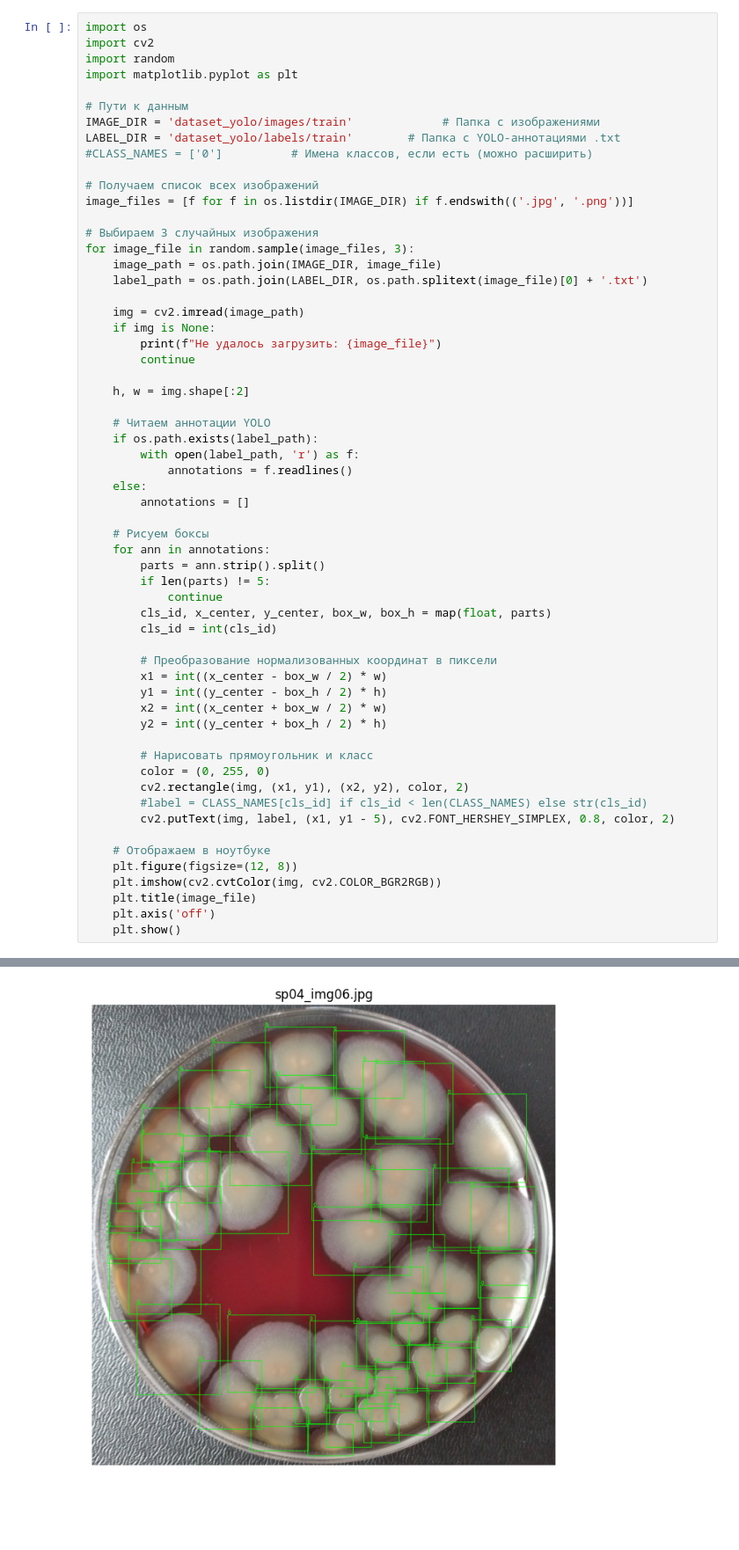
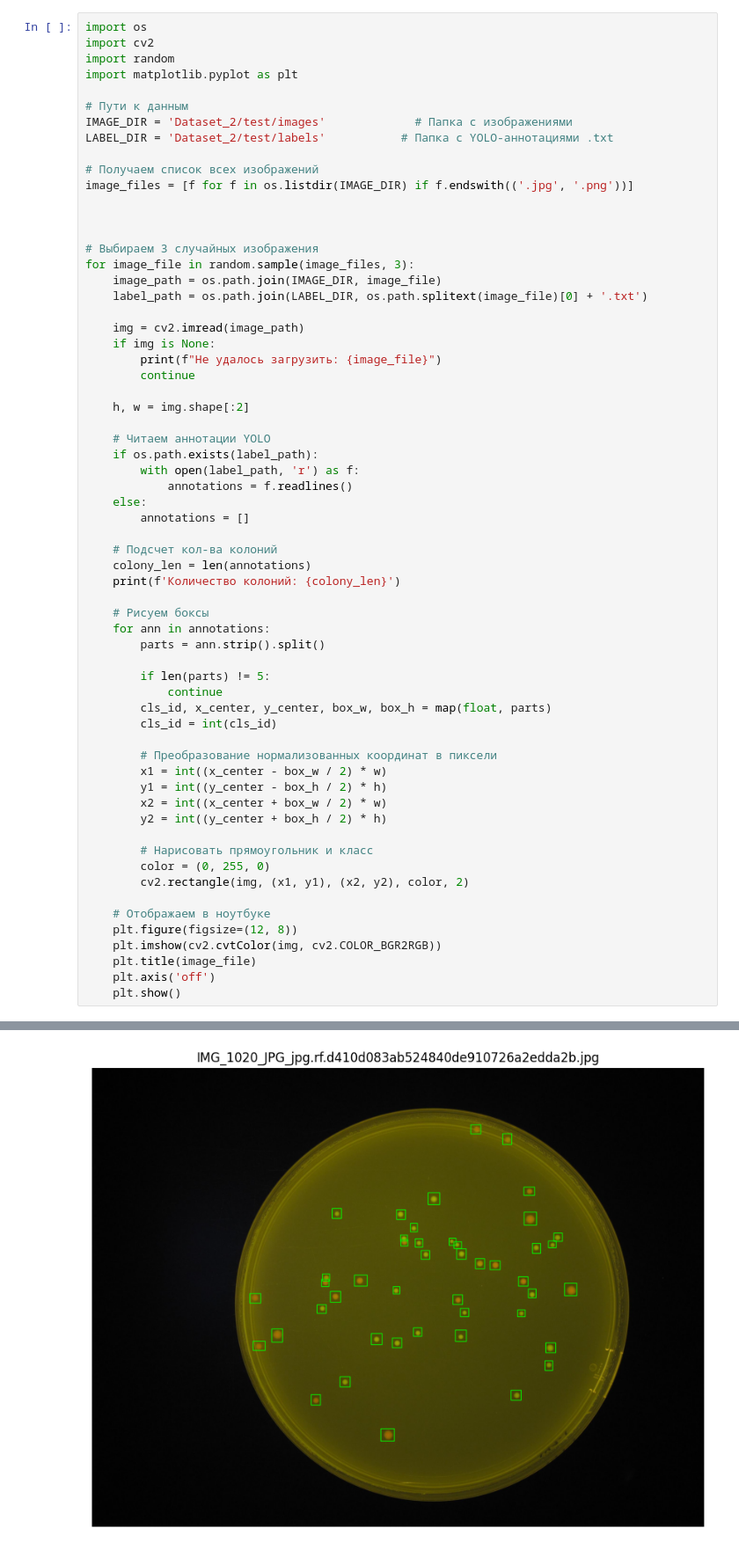
Before and after one commit to maximdubrovskiy/CFU_counter_project, a Jupyter notebook: 1_preview_data.ipynb, the cells around one changed output, grey strips where cells are left out. Shown at 88% size. Saved outputs shown, nothing was run; the diff lists cells and outputs as text; blank space fills up the shorter version.

```diff
--- a/1_preview_data.ipynb
+++ b/1_preview_data.ipynb
@@ -5,12 +5,13 @@ import random
 import matplotlib.pyplot as plt
 
 # Пути к данным
-IMAGE_DIR = 'dataset_yolo/images/train'             # Папка с изображениями
-LABEL_DIR = 'dataset_yolo/labels/train'        # Папка с YOLO-аннотациями .txt
-#CLASS_NAMES = ['0']          # Имена классов, если есть (можно расширить)
+IMAGE_DIR = 'Dataset_2/test/images'             # Папка с изображениями
+LABEL_DIR = 'Dataset_2/test/labels'           # Папка с YOLO-аннотациями .txt
 
 # Получаем список всех изображений
 image_files = [f for f in os.listdir(IMAGE_DIR) if f.endswith(('.jpg', '.png'))]
+
+
 
 # Выбираем 3 случайных изображения
 for image_file in random.sample(image_files, 3):
@@ -31,9 +32,14 @@ for image_file in random.sample(image_files, 3):
     else:
         annotations = []
 
+    # Подсчет кол-ва колоний
+    colony_len = len(annotations)
+    print(f'Количество колоний: {colony_len}')
+
     # Рисуем боксы
     for ann in annotations:
         parts = ann.strip().split()
+
         if len(parts) != 5:
             continue
         cls_id, x_center, y_center, box_w, box_h = map(float, parts)
@@ -48,8 +54,6 @@ for image_file in random.sample(image_files, 3):
         # Нарисовать прямоугольник и класс
         color = (0, 255, 0)
         cv2.rectangle(img, (x1, y1), (x2, y2), color, 2)
-        #label = CLASS_NAMES[cls_id] if cls_id < len(CLASS_NAMES) else str(cls_id)
-        cv2.putText(img, label, (x1, y1 - 5), cv2.FONT_HERSHEY_SIMPLEX, 0.8, color, 2)
 
     # Отображаем в ноутбуке
     plt.figure(figsize=(12, 8))
@@ -61 +66 @@ for image_file in random.sample(image_files, 3):
-[figure, old version]
+[figure, new version]
```
Also changed, not shown: parts of 1 cell of this notebook, 1 other file.
